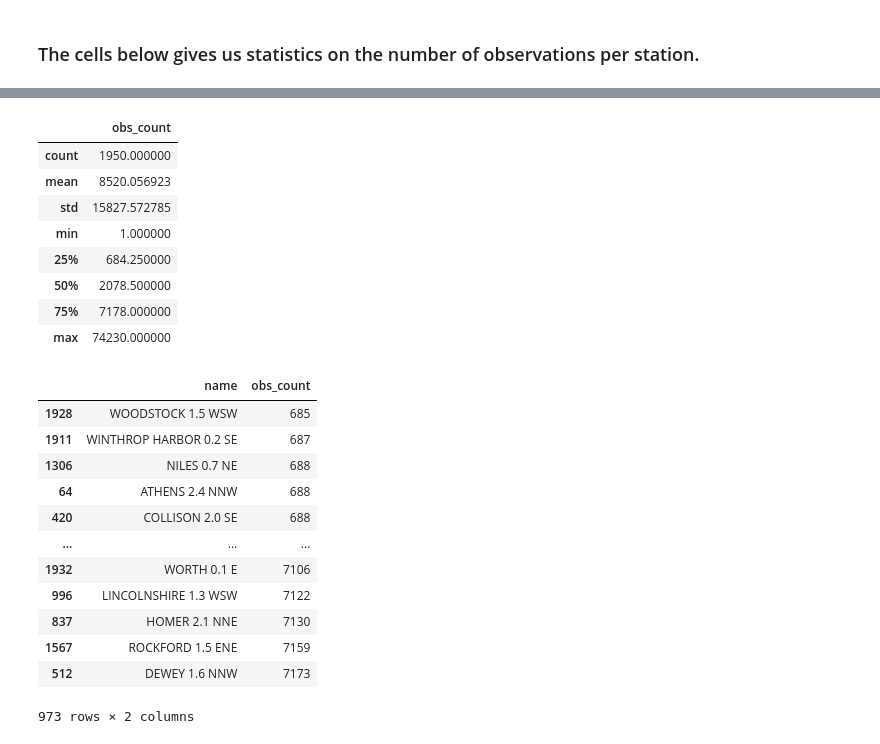
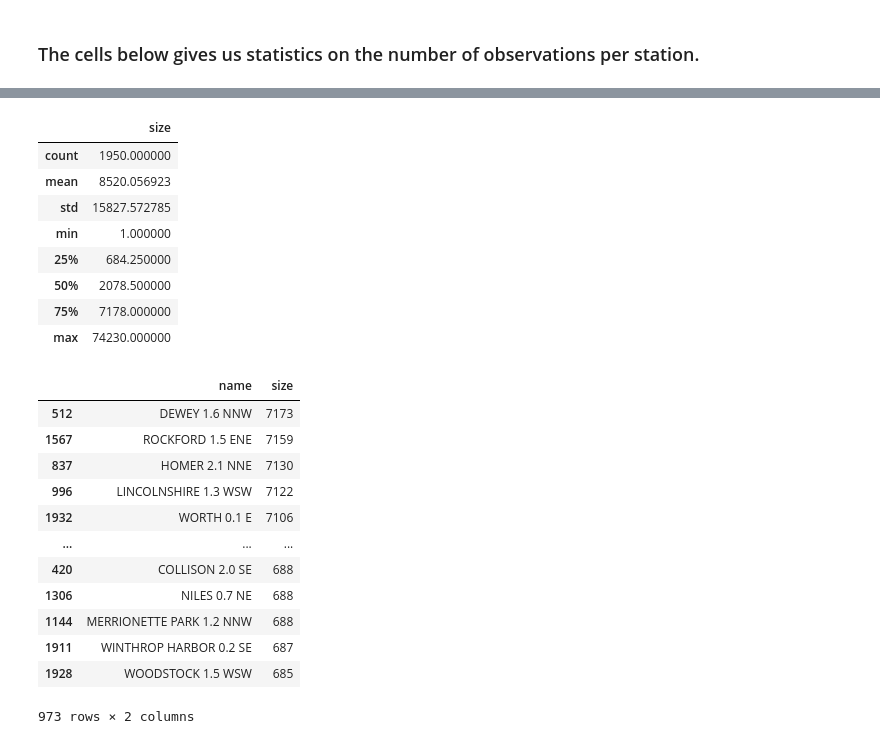
Before and after one commit to hfactor13/IllinoisWeather, a Jupyter notebook: weather_analysis.ipynb, the cells around one changed output, grey strips where cells are left out. Cells and saved outputs as stored; diff of their text form; code cells hidden in the pictures.

```diff
--- a/weather_analysis.ipynb
+++ b/weather_analysis.ipynb
@@ -287,7 +287,6 @@ plt.show()
 # %% [markdown]
 ### The cells below gives us statistics on the number of observations per station.
 # %%
-num_obs_per_station = transformed_data.groupby("name", as_index = False)["date"].count() # number of observations per station w.r.t. TMIN, TMAX, TOBS
-num_obs_per_station.rename(columns = {"date": "obs_count"}, inplace = True)
-num_obs_per_station.sort_values(by = "obs_count")
+num_obs_per_station = transformed_data.groupby("name", as_index = False).size().sort_values(by = "size", ascending = False) # number of observations per station w.r.t. TMIN, TMAX, TOBS
+num_obs_per_station
 # %% [output]
@@ -307,7 +323,7 @@ num_obs_per_station.sort_values(by = "obs_count")
 # %%
 num_obs_per_station.describe()
 # %% [output]
-|  | obs_count |
+|  | size |
 | count | 1950.000000 |
 | mean | 8520.056923 |
 | std | 15827.572785 |
@@ -317,19 +333,20 @@ num_obs_per_station.describe()
 | 75% | 7178.000000 |
 | max | 74230.000000 |
 # %%
-stations_in_between_quantiles = (num_obs_per_station["obs_count"] > num_obs_per_station["obs_count"].quantile(0.25)) & (num_obs_per_station["obs_count"] < num_obs_per_station["obs_count"].quantile(0.75))
-num_obs_per_station[stations_in_between_quantiles].sort_values(by = "obs_count")
+quantiles_filter = (num_obs_per_station["size"] > num_obs_per_station["size"].quantile(0.25)) & (num_obs_per_station["size"] < num_obs_per_station["size"].quantile(0.75))
+stations_in_between_quantiles = num_obs_per_station[quantiles_filter].sort_values(by = "size", ascending = False)
+stations_in_between_quantiles
 # %% [output]
-|  | name | obs_count |
+|  | name | size |
+| 512 | DEWEY 1.6 NNW | 7173 |
+| 1567 | ROCKFORD 1.5 ENE | 7159 |
+| 837 | HOMER 2.1 NNE | 7130 |
+| 996 | LINCOLNSHIRE 1.3 WSW | 7122 |
+| 1932 | WORTH 0.1 E | 7106 |
+| ... | ... | ... |
+| 420 | COLLISON 2.0 SE | 688 |
+| 1306 | NILES 0.7 NE | 688 |
+| 1144 | MERRIONETTE PARK 1.2 NNW | 688 |
+| 1911 | WINTHROP HARBOR 0.2 SE | 687 |
 | 1928 | WOODSTOCK 1.5 WSW | 685 |
-| 1911 | WINTHROP HARBOR 0.2 SE | 687 |
-| 1306 | NILES 0.7 NE | 688 |
-| 64 | ATHENS 2.4 NNW | 688 |
-| 420 | COLLISON 2.0 SE | 688 |
-| ... | ... | ... |
-| 1932 | WORTH 0.1 E | 7106 |
-| 996 | LINCOLNSHIRE 1.3 WSW | 7122 |
-| 837 | HOMER 2.1 NNE | 7130 |
-| 1567 | ROCKFORD 1.5 ENE | 7159 |
-| 512 | DEWEY 1.6 NNW | 7173 |
 973 rows × 2 columns
```
Also changed, not shown: parts of 5 cells of this notebook.
